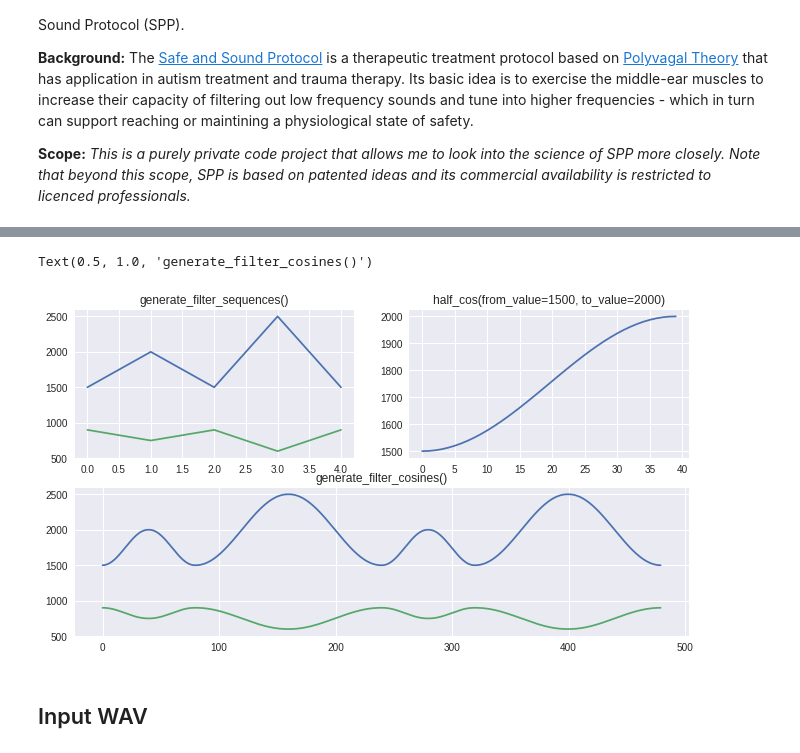
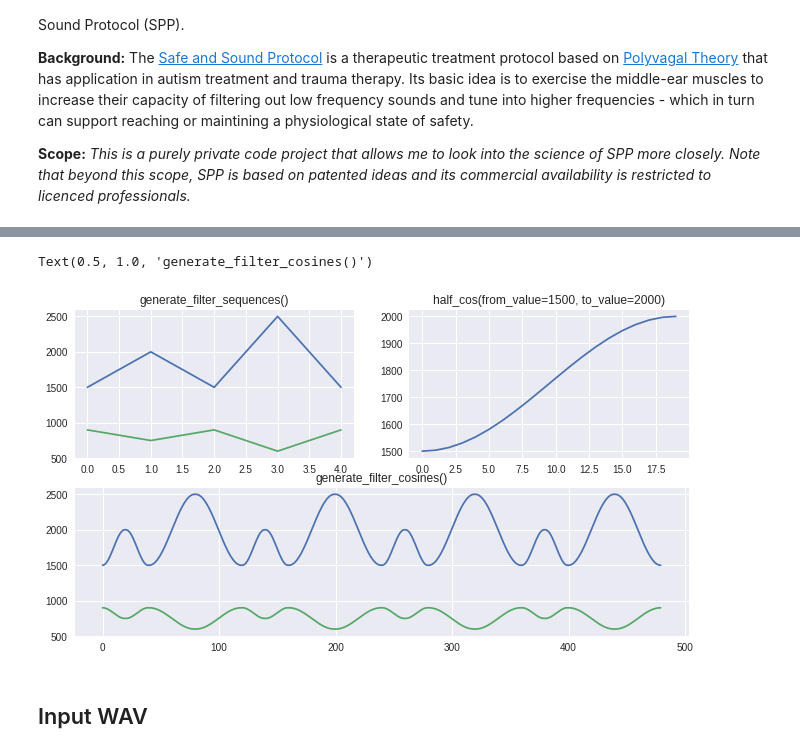
Before and after one commit to bjoernwe/safe_and_sound_protocol, a Jupyter notebook: Safe_and_Sound_Protocol.ipynb, the cells around one changed output, grey strips where cells are left out. Saved outputs shown, nothing was run; the diff lists cells and outputs as text; code cells hidden in the pictures.

```diff
--- a/Safe_and_Sound_Protocol.ipynb
+++ b/Safe_and_Sound_Protocol.ipynb
@@ -71,7 +64,7 @@ def half_cos(from_value, to_value, n_steps=None):
     height = to_value - from_value
     assert (height >= 0)
     if not n_steps:
-        n_steps = int(height/12.5)
+        n_steps = int(height/25)
     result = (height * (-sign * np.cos(np.linspace(0, np.pi, num=n_steps)) / 2 + .5) + from_value)
     assert(len(result) == n_steps)
     return result
@@ -88,34 +81,34 @@ plt.title('half_cos(from_value=1500, to_value=2000)')
 # individual half-cosine steps.
 def generate_filter_cosines(points_to_connect, length):
     # Is N an integer or a list of step sizes?
     half_cos_lenghts = None
     if isinstance(length, collections.Sequence):
         half_cos_lenghts = length
         length = sum(step_sizes)
     # construc sequence of half-cosines
     num_points = len(points_to_connect)
     result_curve = np.empty(0)
     result_lengths = []
     i = 0
     while len(result_curve) < length:
         step_size = half_cos_lenghts[i%num_points] if half_cos_lenghts is not None else None
         step = half_cos(from_value=points_to_connect[i%num_points], to_value=points_to_connect[(i+1)%num_points], n_steps=step_size)
         result_curve = np.hstack([result_curve, step])
         result_lengths.append(len(step))
         i += 1
     return result_curve, result_lengths
 
 # illustration of result
 plt.subplot(2, 1, 2)
 filter_high, step_sizes = generate_filter_cosines(points_to_connect=seq_high, length=480)
 filter_low,  step_sizes = generate_filter_cosines(points_to_connect=seq_low,  length=step_sizes)
 assert(filter_high.shape == filter_low.shape)
 plt.plot(filter_high)
 plt.plot(filter_low)
 plt.title('generate_filter_cosines()')
 # %% [output]
 Text(0.5, 1.0, 'generate_filter_cosines()')
-[figure, old version]
+[figure, new version]
 # %% [markdown]
 ## Input WAV
 # %% [markdown]
```
Also changed, not shown: parts of 7 cells of this notebook.
